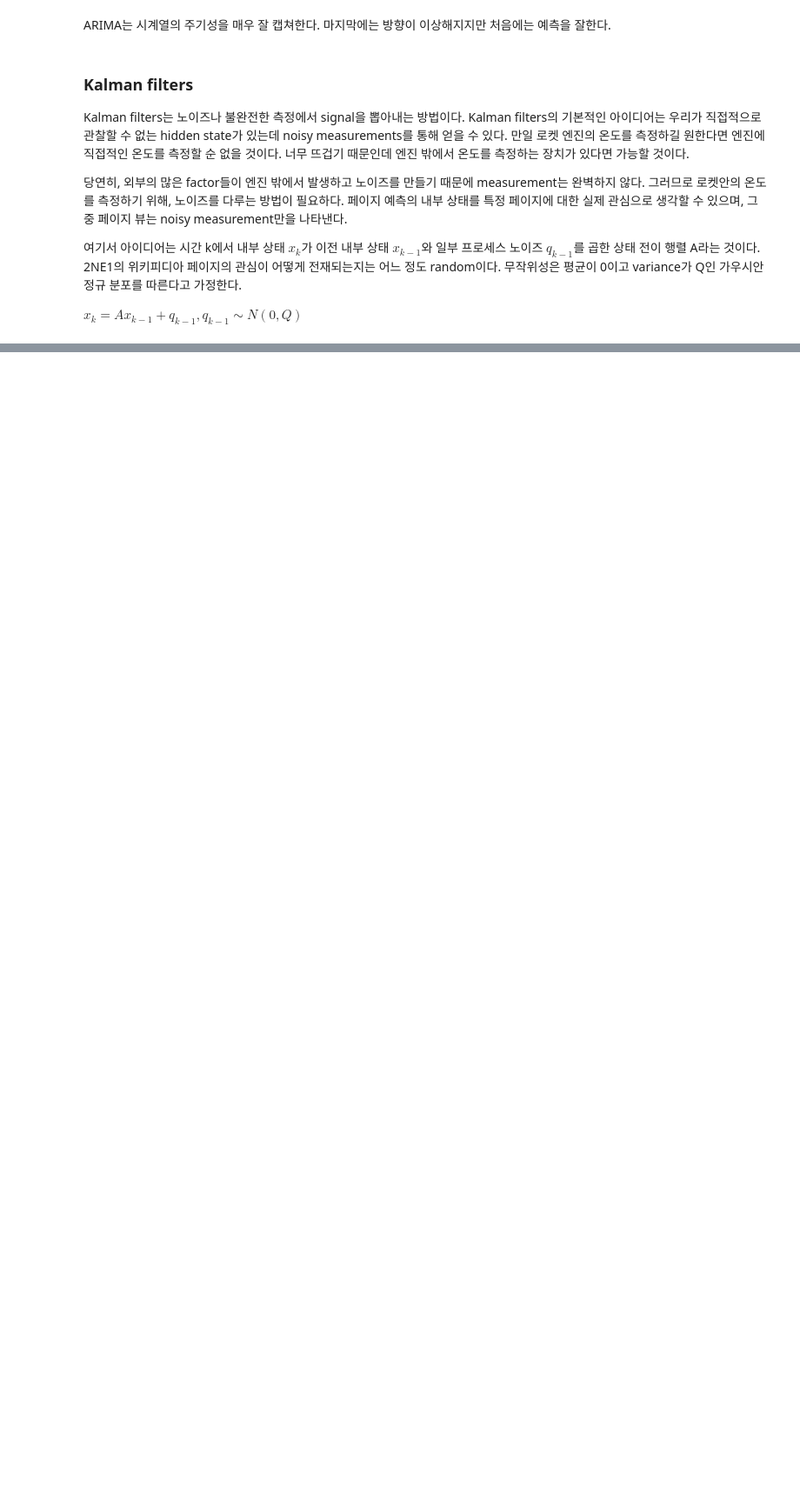
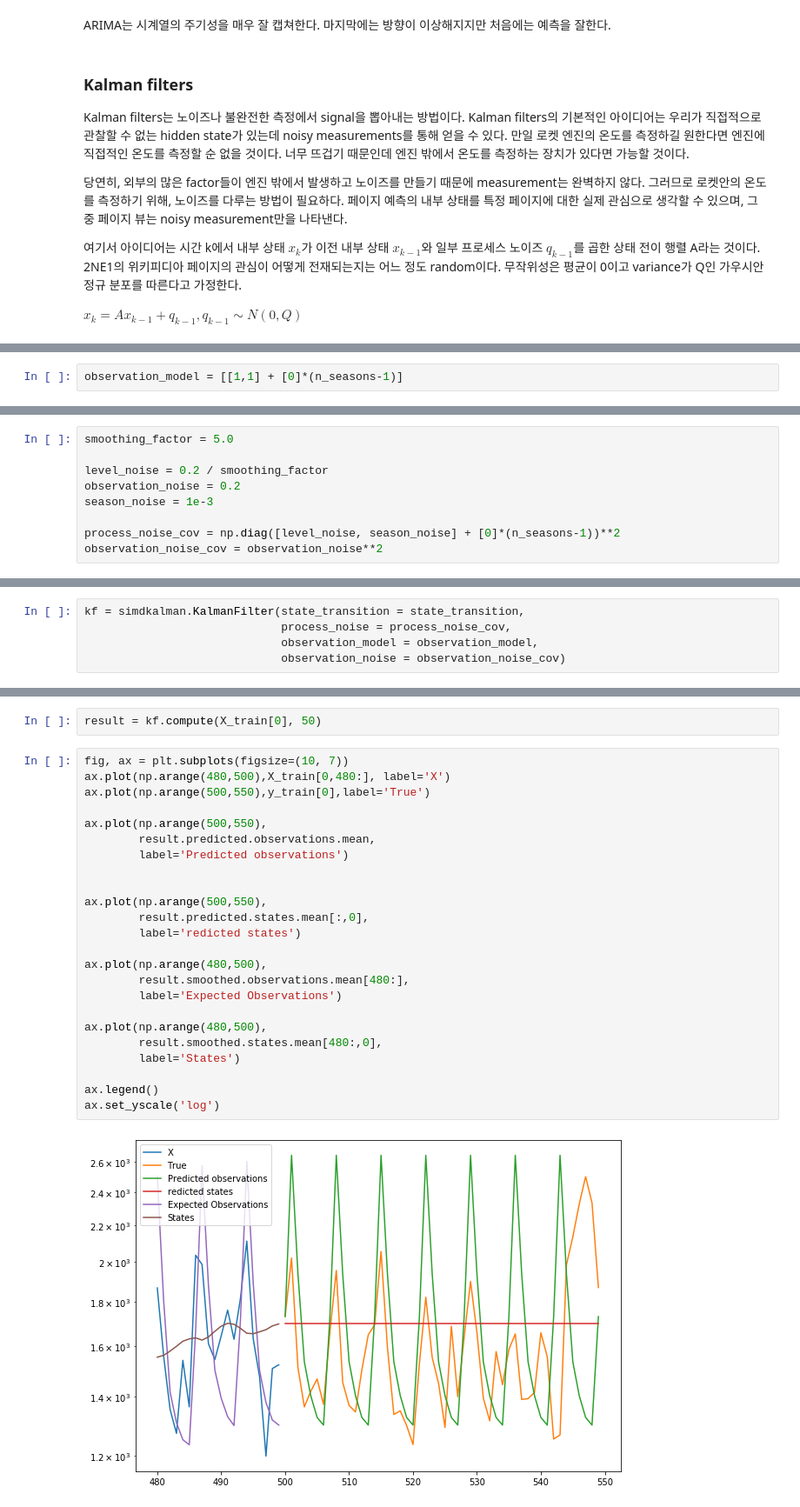
Before and after one commit to werellel/ML-for-Finance, a Jupyter notebook: understanding_time_series.ipynb, the cells around one changed output, grey strips where cells are left out. Shown at 87% size. Saved outputs shown, nothing was run; the diff lists cells and outputs as text; blank space fills up the shorter version.

Commit message:
'kalman-filtering'

```diff
--- a/understanding_time_series.ipynb
+++ b/understanding_time_series.ipynb
@@ -544,0 +573,2 @@ $x_k = Ax_{k-1} + q_{k-1},      q_{k-1} \sim N(0, Q)$
+# %%
+observation_model = [[1,1] + [0]*(n_seasons-1)]
@@ -544,0 +581,9 @@ $x_k = Ax_{k-1} + q_{k-1},      q_{k-1} \sim N(0, Q)$
+# %%
+smoothing_factor = 5.0
+
+level_noise = 0.2 / smoothing_factor
+observation_noise = 0.2
+season_noise = 1e-3
+
+process_noise_cov = np.diag([level_noise, season_noise] + [0]*(n_seasons-1))**2
+observation_noise_cov = observation_noise**2
@@ -544,0 +621,5 @@ $x_k = Ax_{k-1} + q_{k-1},      q_{k-1} \sim N(0, Q)$
+# %%
+kf = simdkalman.KalmanFilter(state_transition = state_transition,
+                             process_noise = process_noise_cov,
+                             observation_model = observation_model,
+                             observation_noise = observation_noise_cov)
@@ -544,0 +628,28 @@ $x_k = Ax_{k-1} + q_{k-1},      q_{k-1} \sim N(0, Q)$
+# %%
+result = kf.compute(X_train[0], 50)
+# %%
+fig, ax = plt.subplots(figsize=(10, 7))
+ax.plot(np.arange(480,500),X_train[0,480:], label='X')
+ax.plot(np.arange(500,550),y_train[0],label='True')
+
+ax.plot(np.arange(500,550),
+        result.predicted.observations.mean,
+        label='Predicted observations')
+
+
+ax.plot(np.arange(500,550),
+        result.predicted.states.mean[:,0],
+        label='redicted states')
+
+ax.plot(np.arange(480,500),
+        result.smoothed.observations.mean[480:],
+        label='Expected Observations')
+
+ax.plot(np.arange(480,500),
+        result.smoothed.states.mean[480:,0],
+        label='States')
+
+ax.legend()
+ax.set_yscale('log')
+# %% [output]
+[figure, added]
```
Also changed, not shown: parts of 16 cells of this notebook.
